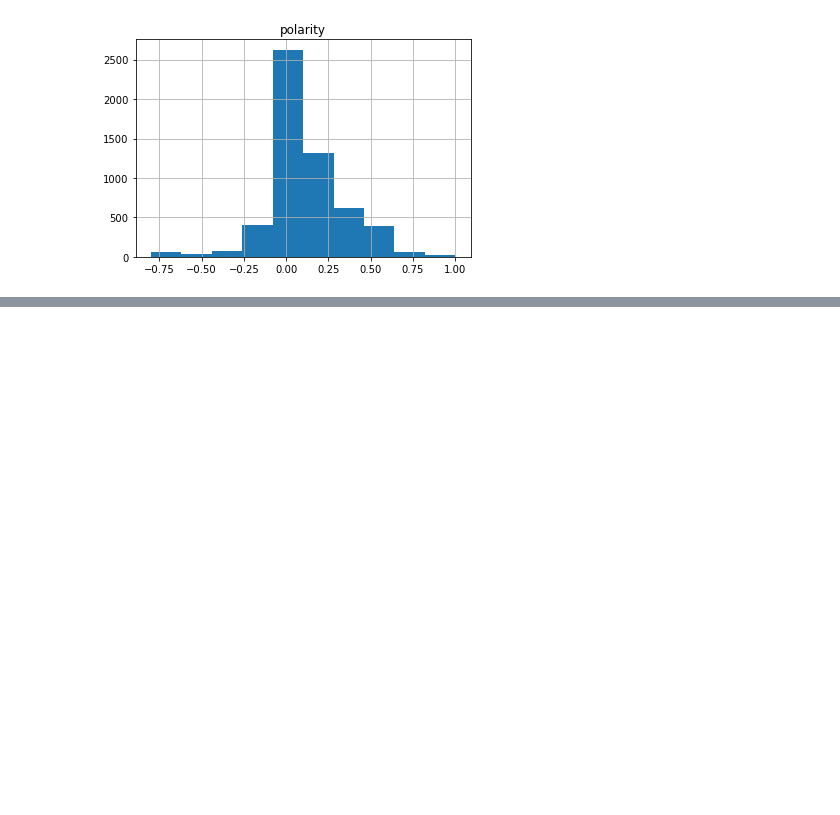
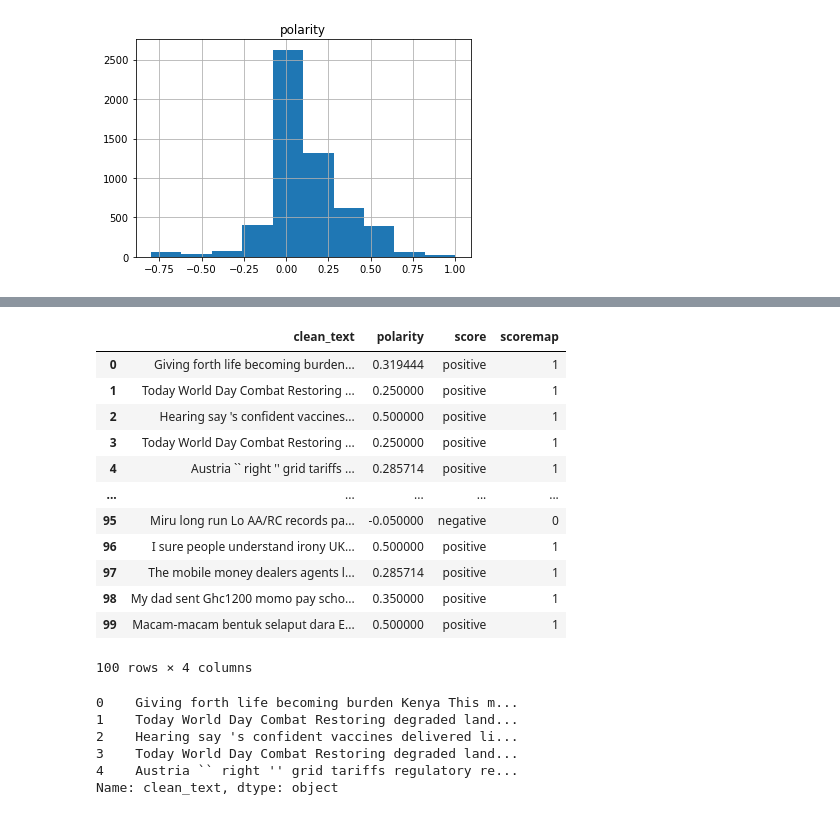
Before and after one commit to Caphace-Ethan/10Academy, a Jupyter notebook: Challenge_ Day2.ipynb, the cells around one changed output, grey strips where cells are left out. Drawn from its saved outputs; the diff is of its cells as text; code cells hidden in the pictures; blank space fills up the shorter version.

```diff
--- a/Challenge_ Day2.ipynb
+++ b/Challenge_ Day2.ipynb
@@ -322,3 +322,9 @@ tweets_filtered.hist(column='polarity')
 array([[<AxesSubplot:title={'center':'polarity'}>]], dtype=object)
 [figure]
 [figure]
+# %%
+# Deleting neutral scores
+indices = tweets_filtered.loc[tweets_filtered['score']=='neutral'].index
+tweets_filtered.drop(indices, inplace=True)
+tweets_filtered=tweets_filtered.reset_index(drop=True)
+tweets_filtered[:100]
@@ -324,0 +345,37 @@ array([[<AxesSubplot:title={'center':'polarity'}>]], dtype=object)
+# %%
+def score_to_logic(p):
+    if p == "positive":
+        return 1
+    else:
+        return 0
+# %%
+tweets_filtered['scoremap'] = tweets_filtered.score.apply(score_to_logic)
+tweets_filtered[:100]
+# %% [output]
+|  | clean_text | polarity | score | scoremap |
+| 0 | Giving forth life becoming burden... | 0.319444 | positive | 1 |
+| 1 | Today World Day Combat Restoring ... | 0.250000 | positive | 1 |
+| 2 | Hearing say 's confident vaccines... | 0.500000 | positive | 1 |
+| 3 | Today World Day Combat Restoring ... | 0.250000 | positive | 1 |
+| 4 | Austria `` right '' grid tariffs ... | 0.285714 | positive | 1 |
+| ... | ... | ... | ... | ... |
+| 95 | Miru long run Lo AA/RC records pa... | -0.050000 | negative | 0 |
+| 96 | I sure people understand irony UK... | 0.500000 | positive | 1 |
+| 97 | The mobile money dealers agents l... | 0.285714 | positive | 1 |
+| 98 | My dad sent Ghc1200 momo pay scho... | 0.350000 | positive | 1 |
+| 99 | Macam-macam bentuk selaput dara E... | 0.500000 | positive | 1 |
+100 rows × 4 columns
+# %%
+# Assigning Target variable and splitting the data
+from sklearn.model_selection import train_test_split
+X,y = tweets_filtered['clean_text'], tweets_filtered['scoremap']
+X_train, X_test, y_train, y_test = train_test_split(X, y, test_size = 0.20, random_state=1)
+X.head()
+# y_test.head()
+# %% [output]
+0    Giving forth life becoming burden Kenya This m...
+1    Today World Day Combat Restoring degraded land...
+2    Hearing say 's confident vaccines delivered li...
+3    Today World Day Combat Restoring degraded land...
+4    Austria `` right '' grid tariffs regulatory re...
+Name: clean_text, dtype: object
```
Also changed, not shown: parts of 5 cells of this notebook.
